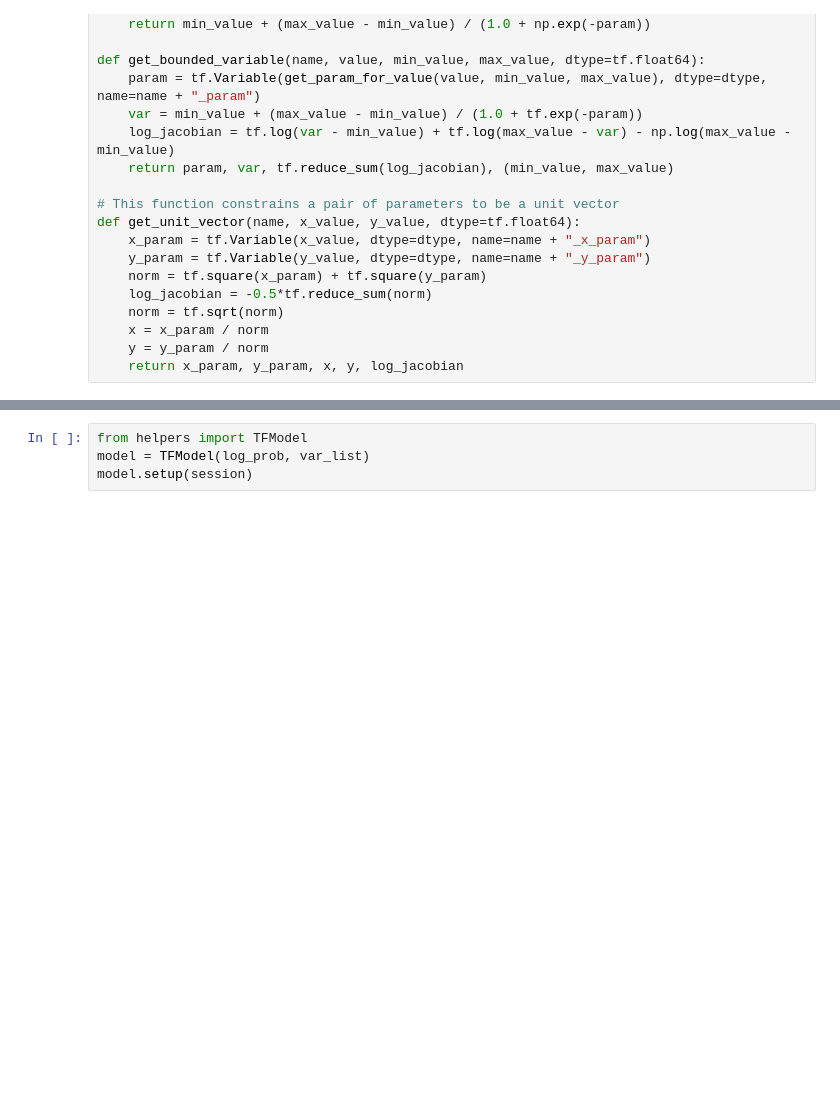
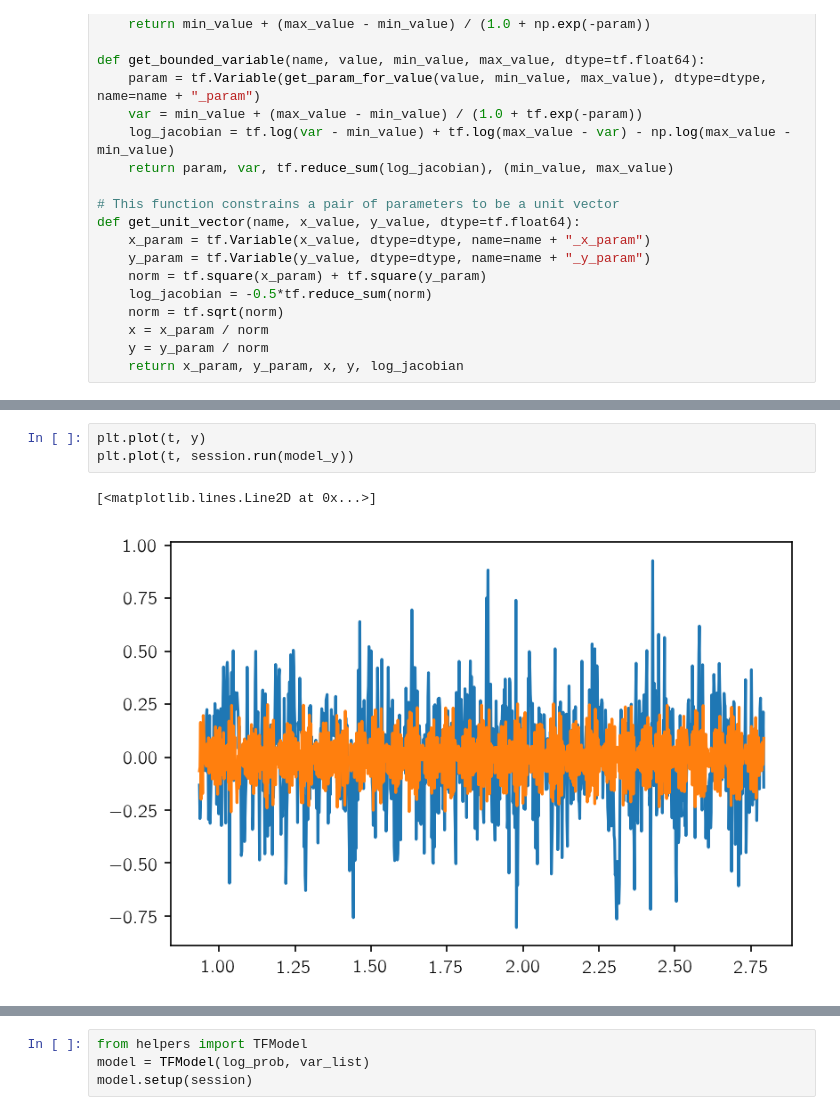
Before and after one commit to dfm/AsteroFlow, a Jupyter notebook: new_demo.ipynb, the cells around one changed output, grey strips where cells are left out. Cells and saved outputs as stored; diff of their text form; blank space fills up the shorter version.

```diff
--- a/new_demo.ipynb
+++ b/new_demo.ipynb
@@ -110,6 +148,12 @@ var_list = [log_numax_param, log_numax_l_param, log_dnu_param, phi_x, phi_y, log
 
 log_prob = log_prior + log_like
 grad = tf.gradients(log_prob, var_list)
+# %%
+plt.plot(t, y)
+plt.plot(t, session.run(model_y))
+# %% [output]
+[<matplotlib.lines.Line2D at 0x...>]
+[figure, added]
 # %%
 %timeit session.run(log_prob)
 # %% [output]
```
Also changed, not shown: parts of 21 cells of this notebook.
